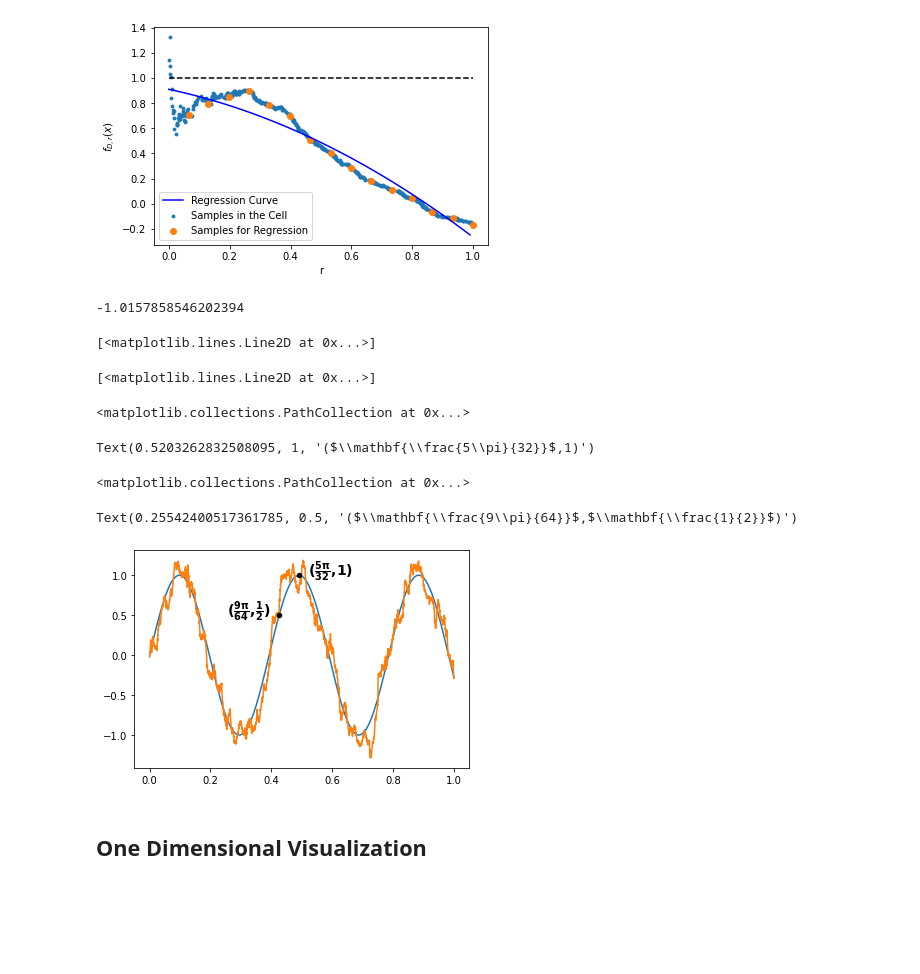
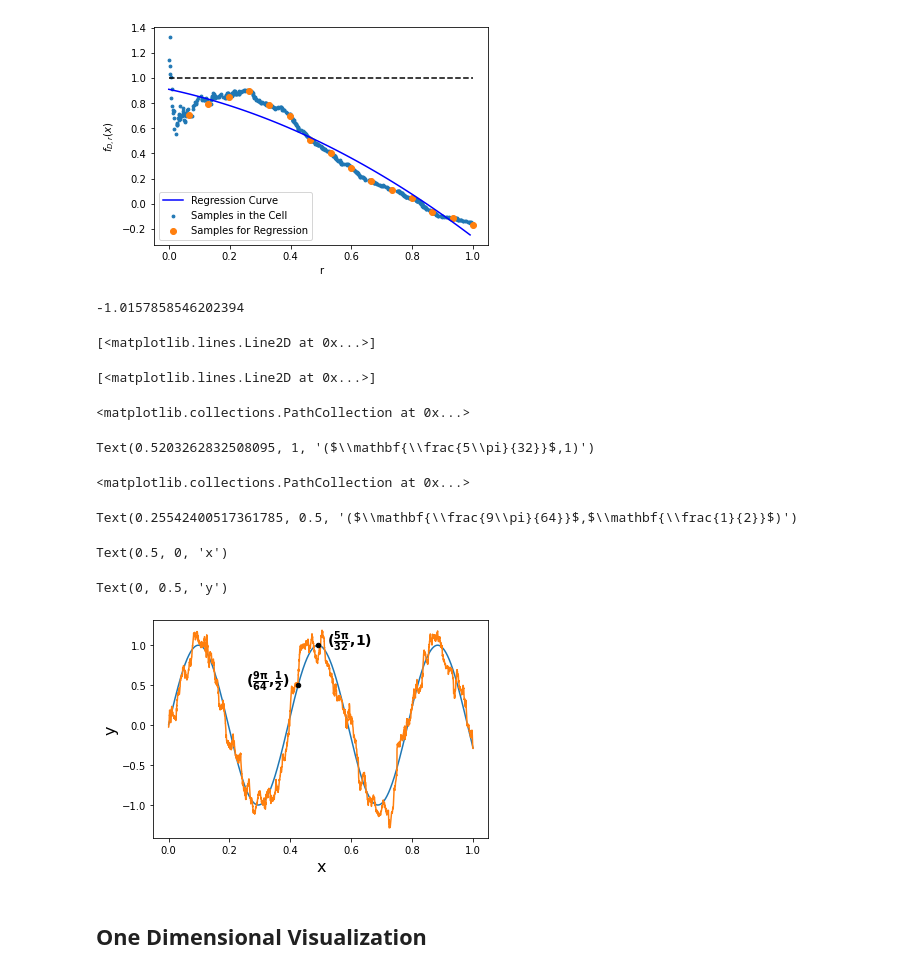
Before and after one commit to Karlmyh/RTER, a Jupyter notebook: plot.ipynb, the cells around one changed output. Drawn from its saved outputs; the diff is of its cells as text; code cells hidden in the pictures; blank space fills up the shorter version.

```diff
--- a/plot.ipynb
+++ b/plot.ipynb
@@ -429,34 +429,39 @@ model = RegressionTree(estimator="pointwise_extrapolation_estimator",
                          min_samples_split=10,
                          max_depth=3,
                          order=1,
                          random_state=4,
                          lamda = 1e-1,
                           V=25,
                       r_range_low = 0,
                       r_range_up = 1)
 model.fit(X_train, Y_train)
 
 model.score(X_test,Y_test)
 
 idx = np.argsort(X_test.ravel())
 plt.plot(X_test.ravel()[idx],sample_generator.evaluate(X_test).ravel()[idx])
 plt.plot(X_test.ravel()[idx],model.predict(X_test).ravel()[idx])
 
 plt.scatter(np.pi/8+np.pi/32,1,s=20,color = "black",zorder=10)
 plt.text(np.pi/8+np.pi*1.3/32,1, r"($\mathbf{\frac{5\pi}{32}}$,1)",fontsize=14, fontweight="bold")
 
 
 plt.scatter(np.pi/8+np.pi/16/6,1/2,s=20,color = "black",zorder=10)
 plt.text(np.pi/8+np.pi/16/6-0.17,1/2, r"($\mathbf{\frac{9\pi}{64}}$,$\mathbf{\frac{1}{2}}$)",fontsize=14, fontweight="bold")
+plt.xlabel("x",fontsize=16)
+plt.ylabel("y",fontsize=16)
+plt.savefig("./results/plot/regression_fig_3.pdf",bbox_inches="tight")
 # %% [output]
 -1.0157858546202394
 [<matplotlib.lines.Line2D at 0x...>]
 [<matplotlib.lines.Line2D at 0x...>]
 <matplotlib.collections.PathCollection at 0x...>
 Text(0.5203262832508095, 1, '($\\mathbf{\\frac{5\\pi}{32}}$,1)')
 <matplotlib.collections.PathCollection at 0x...>
 Text(0.25542400517361785, 0.5, '($\\mathbf{\\frac{9\\pi}{64}}$,$\\mathbf{\\frac{1}{2}}$)')
+Text(0.5, 0, 'x')
+Text(0, 0.5, 'y')
-[figure, old version]
+[figure, new version]
 # %% [markdown]
 ## One Dimensional Visualization
 # %%
```
Also changed, not shown: parts of 6 cells of this notebook, 12 other files.
